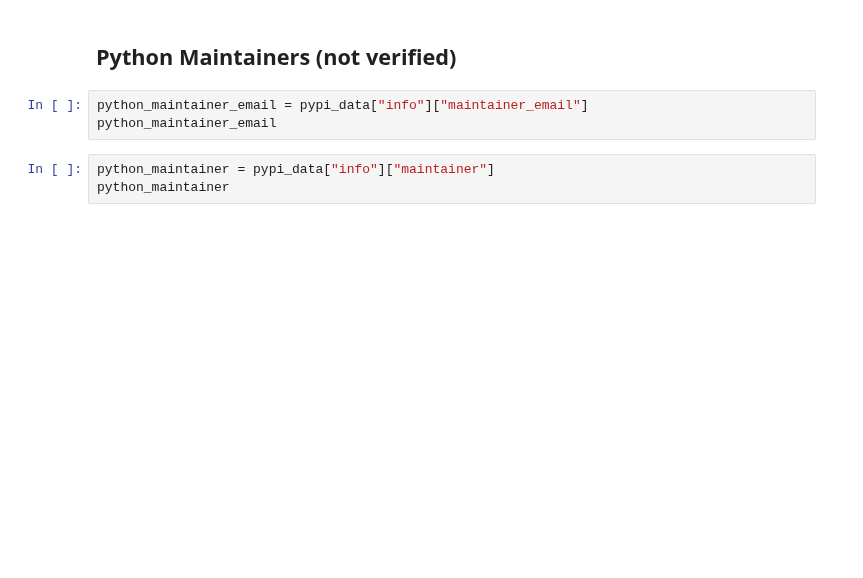
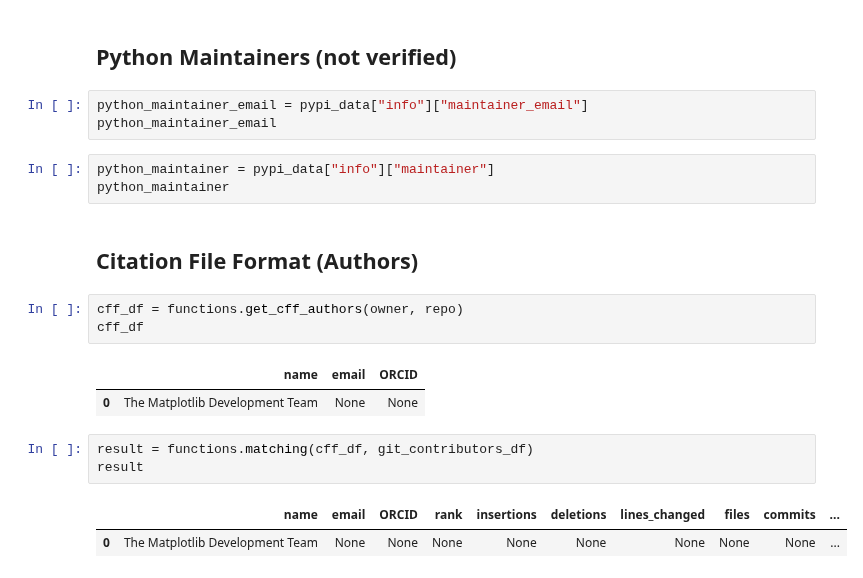
Before and after one commit to killi199/Master-Thesis, a Jupyter notebook: code/pypi.ipynb, the cells around one changed output. Cells and saved outputs as stored; diff of their text form; blank space fills up the shorter version.

```diff
--- a/code/pypi.ipynb
+++ b/code/pypi.ipynb
@@ -131,3 +132,17 @@ python_maintainer_email
 # %%
 python_maintainer = pypi_data["info"]["maintainer"]
 python_maintainer
+# %% [markdown]
+## Citation File Format (Authors)
+# %%
+cff_df = functions.get_cff_authors(owner, repo)
+cff_df
+# %% [output]
+|  | name | email | ORCID |
+| 0 | The Matplotlib Development Team | None | None |
+# %%
+result = functions.matching(cff_df, git_contributors_df)
+result
+# %% [output]
+|  | name | email | ORCID | rank | insertions | deletions | lines_changed | files | commits | ... |
+| 0 | The Matplotlib Development Team | None | None | None | None | None | None | None | None | ... |
```
Also changed, not shown: parts of 4 cells of this notebook, 3 other files.
